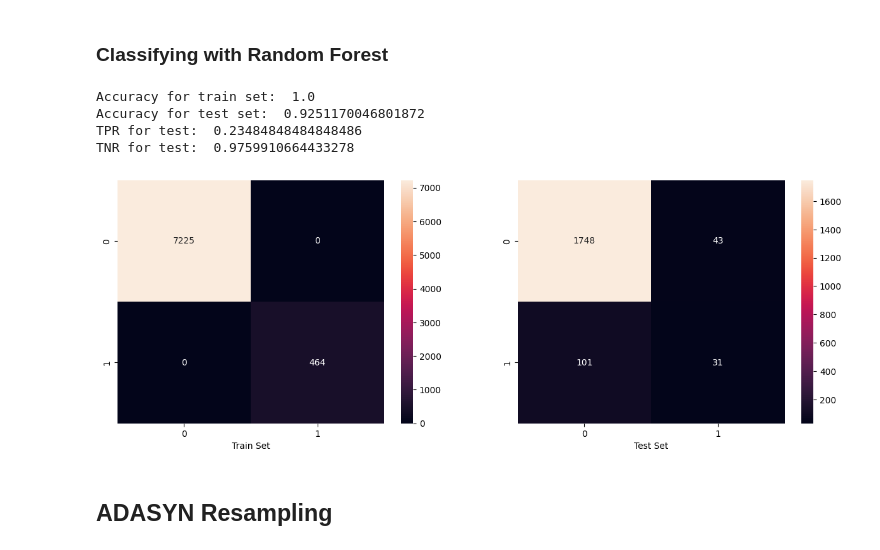
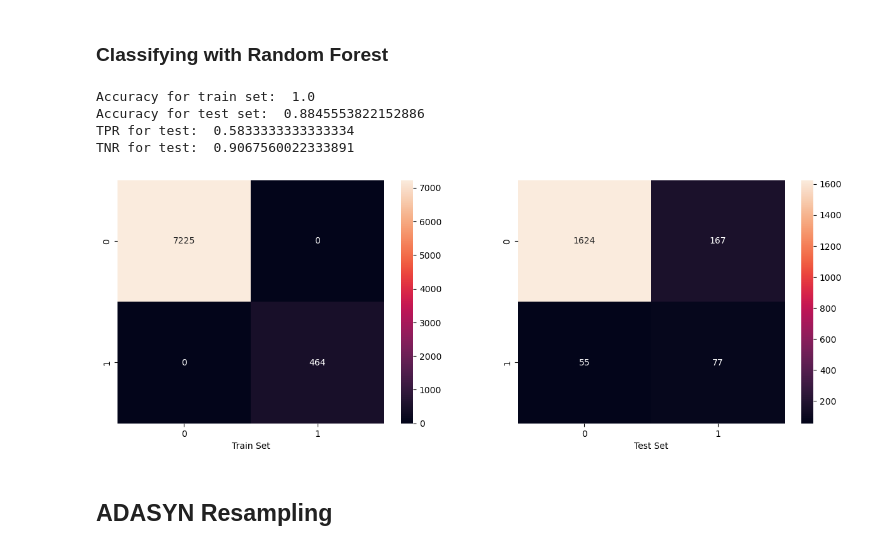
Before and after one commit to notsuspiciousindividual/SC1015_Project, a Jupyter notebook: resampling.ipynb, the cells around one changed output. Cells and saved outputs as stored; diff of their text form; code cells hidden in the pictures.

```diff
--- a/resampling.ipynb
+++ b/resampling.ipynb
@@ -189,25 +195,25 @@ TNR for test:  0.7420435510887772
 ### Classifying with Random Forest
 # %%
 rfc = RandomForestClassifier(n_estimators= 100, criterion= 'entropy', random_state= 0)
-rfc.fit(x_train_res,y_train_res)
+rfc.fit(x_res,y_res)
 rfc_train_pred = rfc.predict(x_train)
 rfc_test_pred = rfc.predict(x_test)
 f, axes=plt.subplots(1,2,figsize=(15,5))
 sb.heatmap(confusion_matrix(y_train,rfc_train_pred),annot=True,fmt="d",ax=axes[0])
 axes[0].set_xlabel("Train Set")
 sb.heatmap(confusion_matrix(y_test,rfc_test_pred),annot=True,fmt="d",ax=axes[1])
 axes[1].set_xlabel("Test Set")
 print("Accuracy for train set: ",rfc.score(x_train,y_train))
 print("Accuracy for test set: ",rfc.score(x_test,y_test))
 cm2=confusion_matrix(y_test,rfc_test_pred)
 print("TPR for test: ",cm2[1][1]/(cm2[1][1]+cm2[1][0]))
 print("TNR for test: ",cm2[0][0]/(cm2[0][0]+cm2[0][1]))
 # %% [output]
 Accuracy for train set:  1.0
-Accuracy for test set:  0.9251170046801872
-TPR for test:  0.23484848484848486
-TNR for test:  0.9759910664433278
+Accuracy for test set:  0.8845553822152886
+TPR for test:  0.5833333333333334
+TNR for test:  0.9067560022333891
-[figure, old version]
+[figure, new version]
 # %% [markdown]
 ## ADASYN Resampling
 # %%
```
Also changed, not shown: parts of 5 cells of this notebook.
